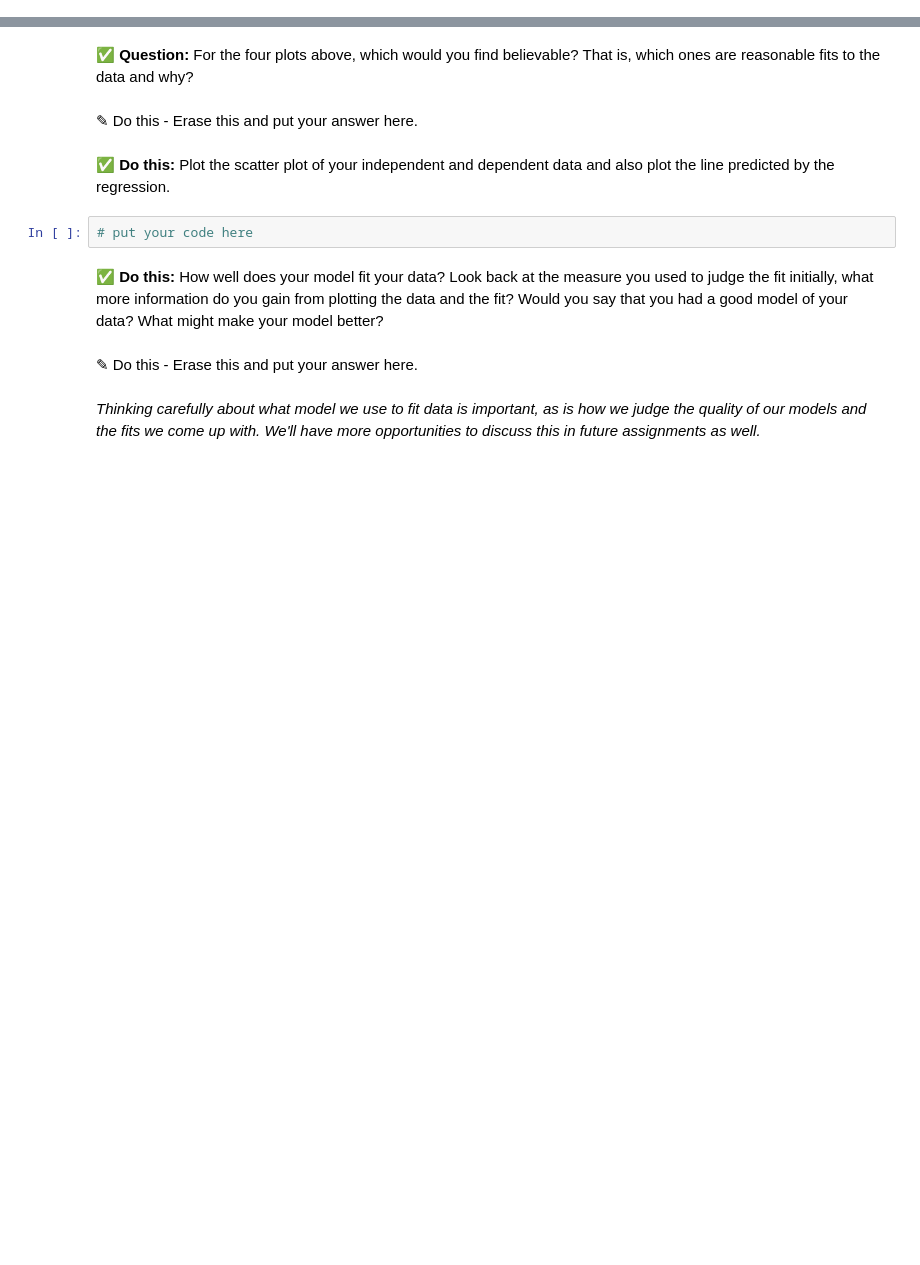
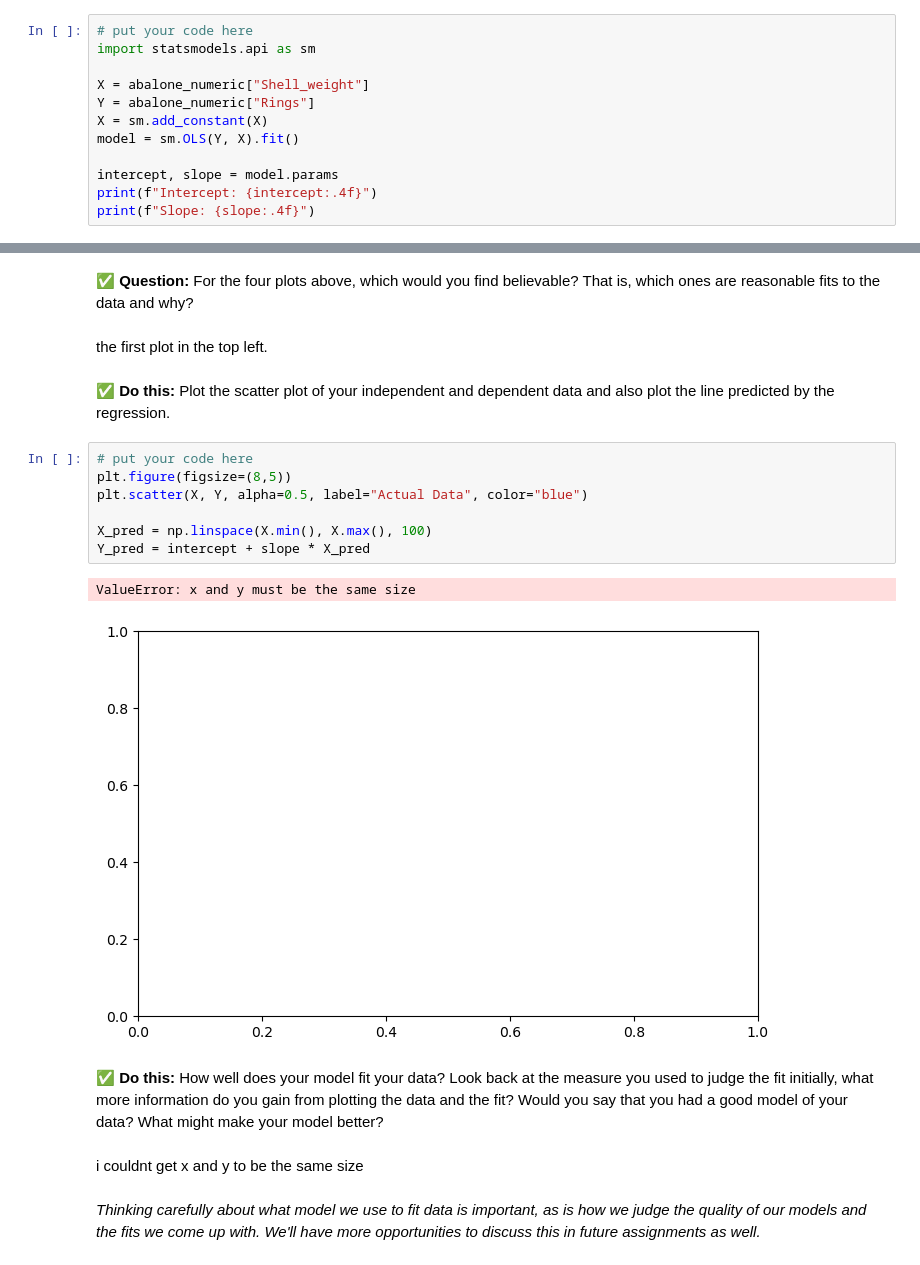
Before and after one commit to Justinwagner371/CMSE202-f25-turnin, a Jupyter notebook: Day-13/Day-13_In-Class-Regression-STUDENT.ipynb, the cells around one changed output, grey strips where cells are left out. Saved outputs shown, nothing was run; the diff lists cells and outputs as text; blank space fills up the shorter version.

```diff
--- a/Day-13/Day-13_In-Class-Regression-STUDENT.ipynb
+++ b/Day-13/Day-13_In-Class-Regression-STUDENT.ipynb
@@ -131,0 +190,12 @@ _Look to the pre-class assignment for some hints and check in with your group._
+# %%
+# put your code here
+import statsmodels.api as sm
+
+X = abalone_numeric["Shell_weight"]
+Y = abalone_numeric["Rings"]
+X = sm.add_constant(X)
+model = sm.OLS(Y, X).fit()
+
+intercept, slope = model.params
+print(f"Intercept: {intercept:.4f}")
+print(f"Slope: {slope:.4f}")
@@ -151,16 +244,24 @@ Mathematically, any data can be fit to a line. Whether a line is a good model to
 You can see that each data set is different, but the mathematical model that fits each of these data sets is the same! You must be careful that your data do not violate one or more of the [underlying assumptions of linear fitting](https://en.wikipedia.org/wiki/Linear_regression#Assumptions). This is one reason it is incredibly important to visualize your data and the model that fits it.
 # %% [markdown]
 **&#9989; Question:** For the four plots above, which would you find believable? That is, which ones are reasonable fits to the data and why?
-# %% [markdown]
-<font size=+3>&#9998;</font> Do this - Erase this and put your answer here.
+# %% [markdown]
+the first plot in the top left.
 # %% [markdown]
 **&#9989; Do this:** Plot the scatter plot of your independent and dependent data and also plot the line predicted by the regression.
-# %%
-# put your code here
+# %%
+# put your code here
+plt.figure(figsize=(8,5))
+plt.scatter(X, Y, alpha=0.5, label="Actual Data", color="blue")
+
+X_pred = np.linspace(X.min(), X.max(), 100)
+Y_pred = intercept + slope * X_pred
+# %% [output]
+ValueError: x and y must be the same size
+[figure, added]
 # %% [markdown]
 **&#9989; Do this:** How well does your model fit your data? Look back at the measure you used to judge the fit initially, what more information do you gain from plotting the data and the fit? Would you say that you had a good model of your data? What might make your model better?
-# %% [markdown]
-<font size=+3>&#9998;</font> Do this - Erase this and put your answer here.
+# %% [markdown]
+i couldnt get x and y to be the same size
 # %% [markdown]
 _Thinking carefully about what model we use to fit data is important, as is how we judge the quality of our models and the fits we come up with. We'll have more opportunities to discuss this in future assignments as well._
 # %% [markdown]
```
Also changed, not shown: parts of 31 cells of this notebook, 16 other files.
